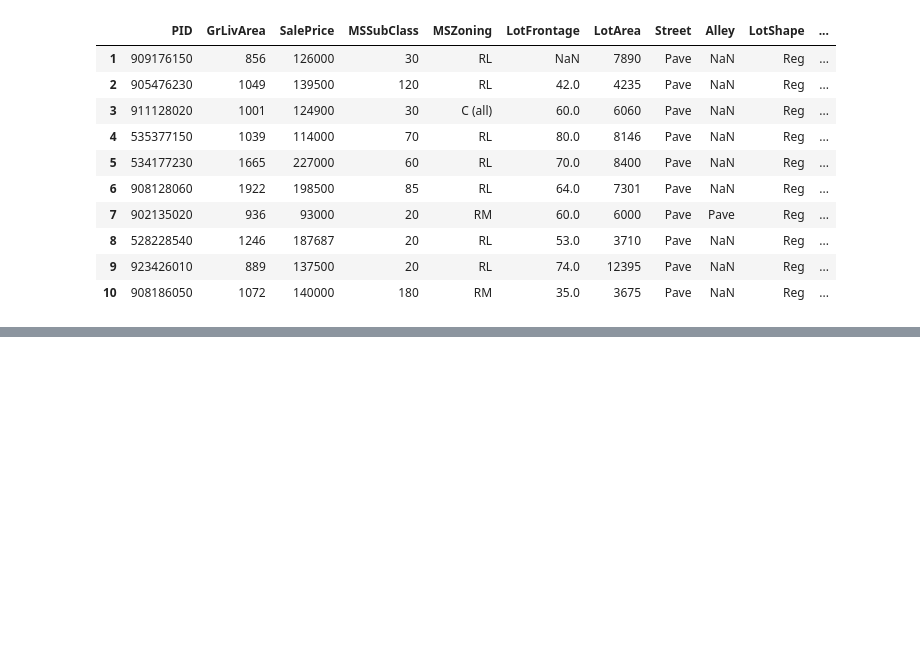
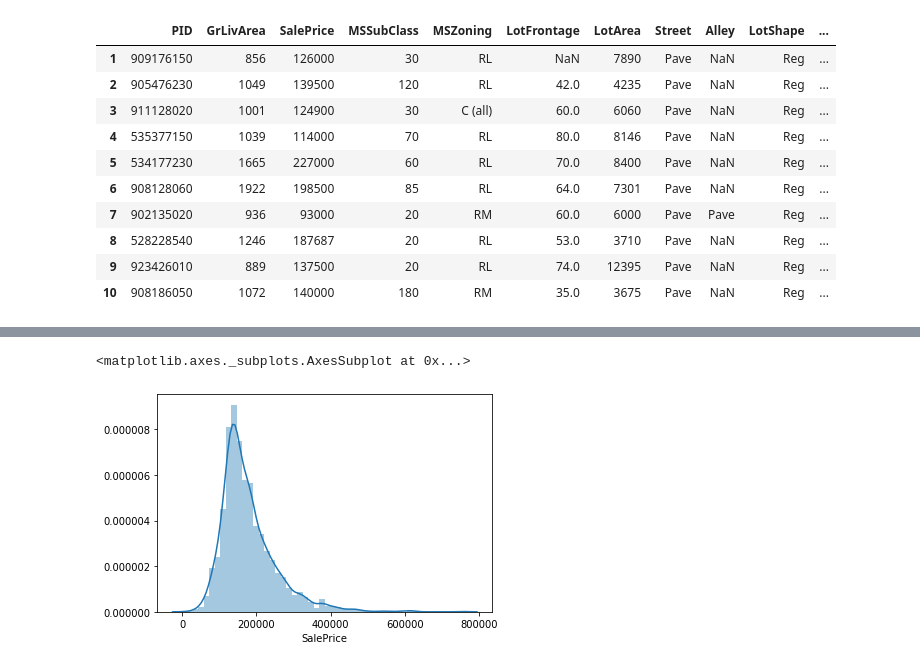
Before and after one commit to brandoncryu/ames_ml_project, a Jupyter notebook: brandon_EDA.ipynb, the cells around one changed output, grey strips where cells are left out. Cells and saved outputs as stored; diff of their text form; code cells hidden in the pictures; blank space fills up the shorter version.

```diff
--- a/brandon_EDA.ipynb
+++ b/brandon_EDA.ipynb
@@ -30,0 +43,6 @@ ValueError: plot kind scatter can only be used for data frames
+# %%
+sns.distplot(housing.SalePrice)
+# Sale price of houses in Ames are normally distributed with mean price around $178,000 and sd $75,000
+# %% [output]
+<matplotlib.axes._subplots.AxesSubplot at 0x...>
+[figure, added]
```
Also changed, not shown: parts of 4 cells of this notebook, 2 other files.
